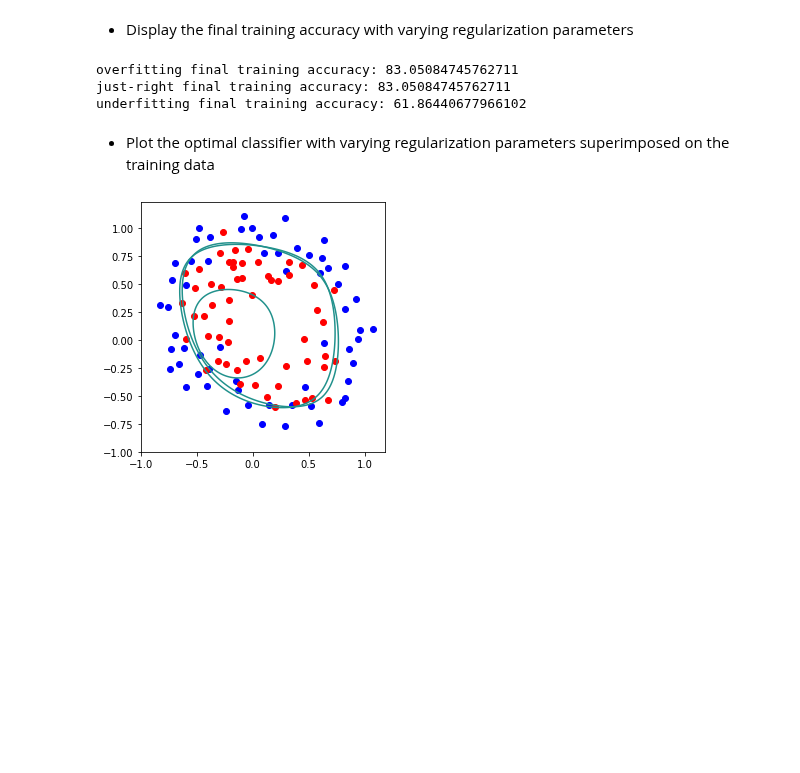
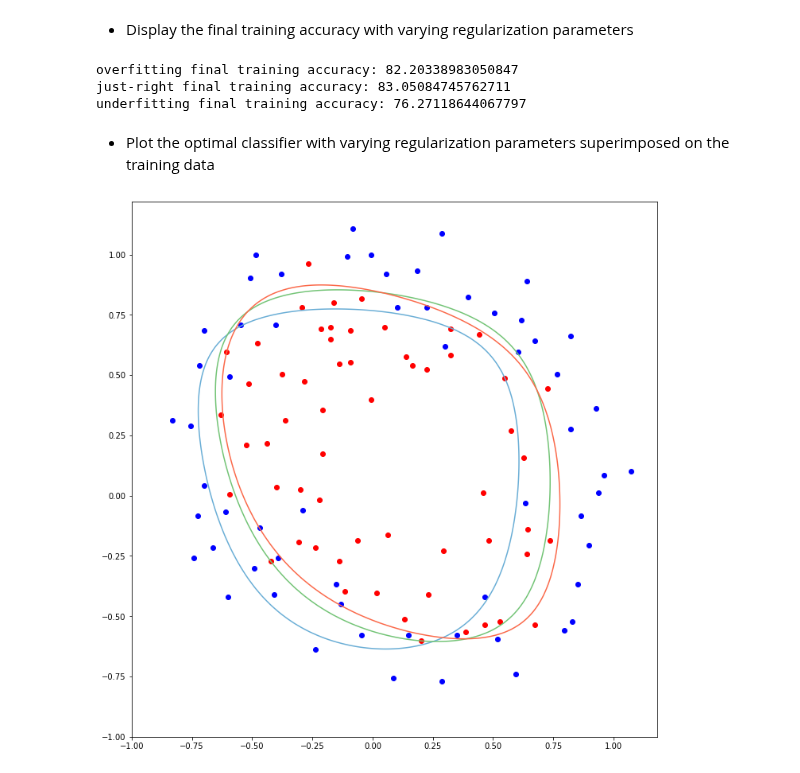
Before and after one commit to ChanWoongJeon/machinelearning, a Jupyter notebook: assignment7.ipynb, the cells around one changed output. Saved outputs shown, nothing was run; the diff lists cells and outputs as text; code cells hidden in the pictures; blank space fills up the shorter version.

```diff
--- a/assignment7.ipynb
+++ b/assignment7.ipynb
@@ -30,15 +30,15 @@ cost3 = []
 accuracy1 = []
 accuracy2 = []
 accuracy3 = []
-lamda1= 1
+lamda1= 0.1
 lamda2= 0.01
-lamda3= 0.0001
+lamda3= 0.000001
 theta1 = np.zeros([100,1])
 theta2 = np.zeros([100,1])
 theta3 = np.zeros([100,1])
 learning_rate = 0.01
 # %%
-for i in range(30000):
+for i in range(50000):
     a1=0
     a2=0
     a3=0
@@ -174,19 +171,20 @@ print('\033[31m' + "overfitting final training accuracy:",accuracy3[-1])
 print('\033[32m' + "just-right final training accuracy:",accuracy2[-1])
 print('\033[34m' + "underfitting final training accuracy:",accuracy1[-1])
 # %% [output]
-overfitting final training accuracy: 83.05084745762711
+overfitting final training accuracy: 82.20338983050847
 just-right final training accuracy: 83.05084745762711
-underfitting final training accuracy: 61.86440677966102
+underfitting final training accuracy: 76.27118644067797
 # %% [markdown]
 - Plot the optimal classifier with varying regularization parameters superimposed on the training data
 # %%
+plt.figure(figsize=(10, 10))
 plt.scatter(pointX0, pointY0, c='b')
 plt.scatter(pointX1, pointY1, c='r')
-plt.contour(XX, YY, zz1, c = 'g',levels=0)
-plt.contour(XX, YY, zz2, c = 'g',levels=0)
-plt.contour(XX, YY, zz3, c = 'g',levels=0)
+plt.contour(XX, YY, zz1, cmap = 'Blues',levels=0)
+plt.contour(XX, YY, zz2, cmap = 'Greens',levels=0)
+plt.contour(XX, YY, zz3, cmap = 'Reds',levels=0)
 plt.tight_layout()
 plt.gca().set_aspect('equal', adjustable='box')
 plt.show()
 # %% [output]
-[figure, old version]
+[figure, new version]
```
Also changed, not shown: parts of 4 cells of this notebook.
